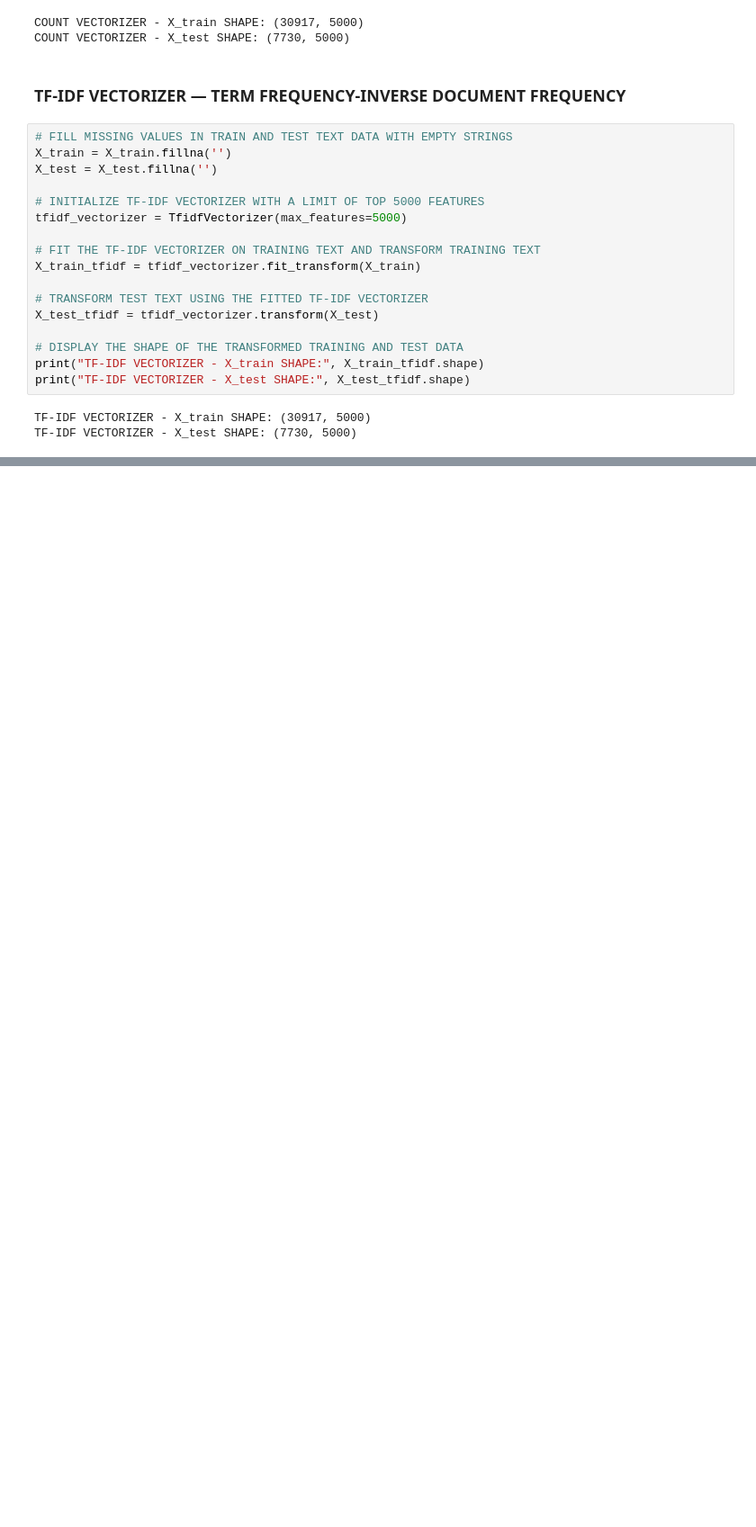
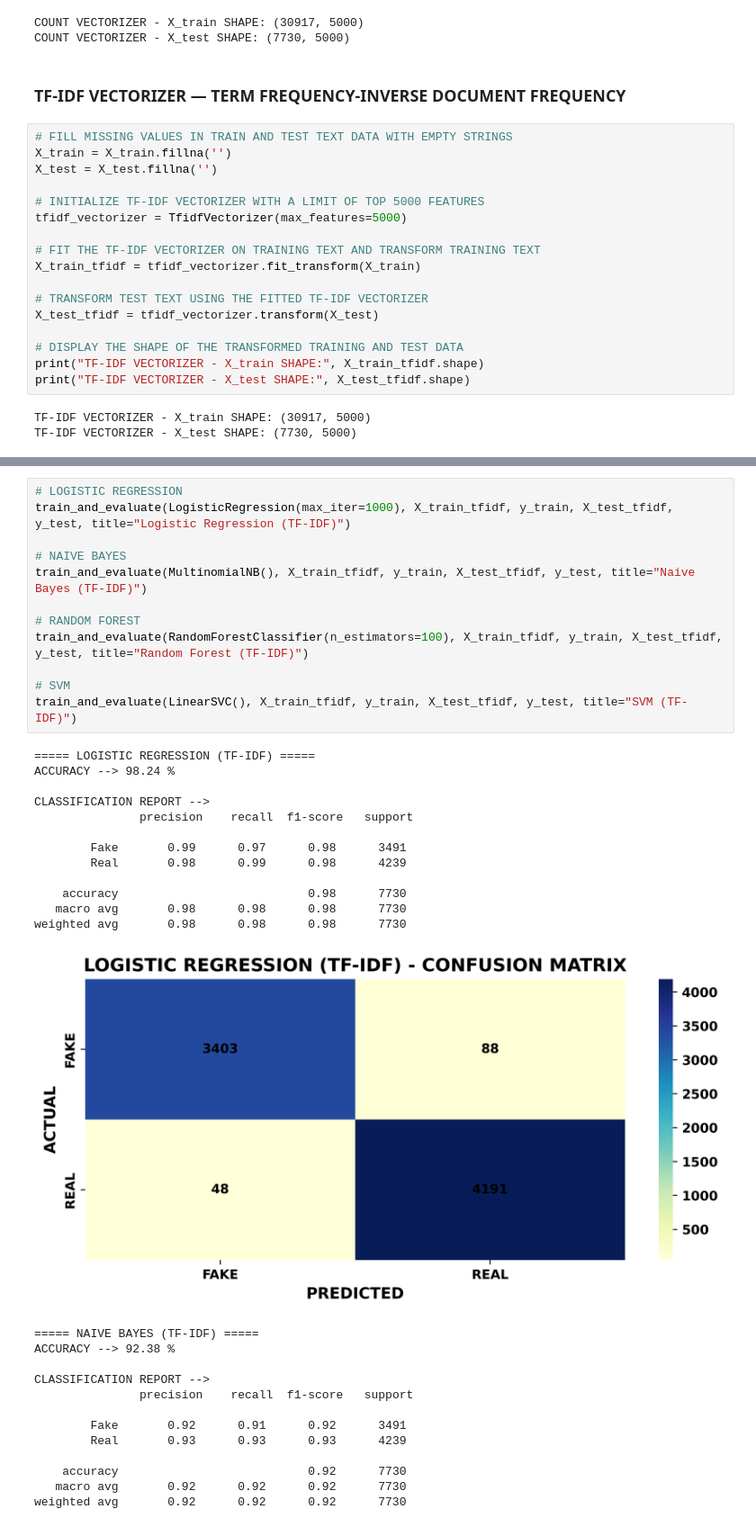
Before and after one commit to DaRkSouL36/FAKE-NEWS-DETECTION, a Jupyter notebook: NOTEBOOKS/Main[3].ipynb, the cells around one changed output, grey strips where cells are left out. Shown at 90% size. Drawn from its saved outputs; the diff is of its cells as text; blank space fills up the shorter version.

```diff
--- a/NOTEBOOKS/Main[3].ipynb
+++ b/NOTEBOOKS/Main[3].ipynb
@@ -93,0 +234,38 @@ TF-IDF VECTORIZER - X_test SHAPE: (7730, 5000)
+# %%
+# LOGISTIC REGRESSION
+train_and_evaluate(LogisticRegression(max_iter=1000), X_train_tfidf, y_train, X_test_tfidf, y_test, title="Logistic Regression (TF-IDF)")
+
+# NAIVE BAYES
+train_and_evaluate(MultinomialNB(), X_train_tfidf, y_train, X_test_tfidf, y_test, title="Naive Bayes (TF-IDF)")
+
+# RANDOM FOREST
+train_and_evaluate(RandomForestClassifier(n_estimators=100), X_train_tfidf, y_train, X_test_tfidf, y_test, title="Random Forest (TF-IDF)")
+
+# SVM
+train_and_evaluate(LinearSVC(), X_train_tfidf, y_train, X_test_tfidf, y_test, title="SVM (TF-IDF)")
+# %% [output]
+===== LOGISTIC REGRESSION (TF-IDF) =====
+ACCURACY --> 98.24 %
+
+CLASSIFICATION REPORT -->
+               precision    recall  f1-score   support
+
+        Fake       0.99      0.97      0.98      3491
+        Real       0.98      0.99      0.98      4239
+
+    accuracy                           0.98      7730
+   macro avg       0.98      0.98      0.98      7730
+weighted avg       0.98      0.98      0.98      7730
+[figure, added]
+===== NAIVE BAYES (TF-IDF) =====
+ACCURACY --> 92.38 %
+
+CLASSIFICATION REPORT -->
+               precision    recall  f1-score   support
+
+        Fake       0.92      0.91      0.92      3491
+        Real       0.93      0.93      0.93      4239
+
+    accuracy                           0.92      7730
+   macro avg       0.92      0.92      0.92      7730
+weighted avg       0.92      0.92      0.92      7730
```
Also changed, not shown: parts of 10 cells of this notebook.
